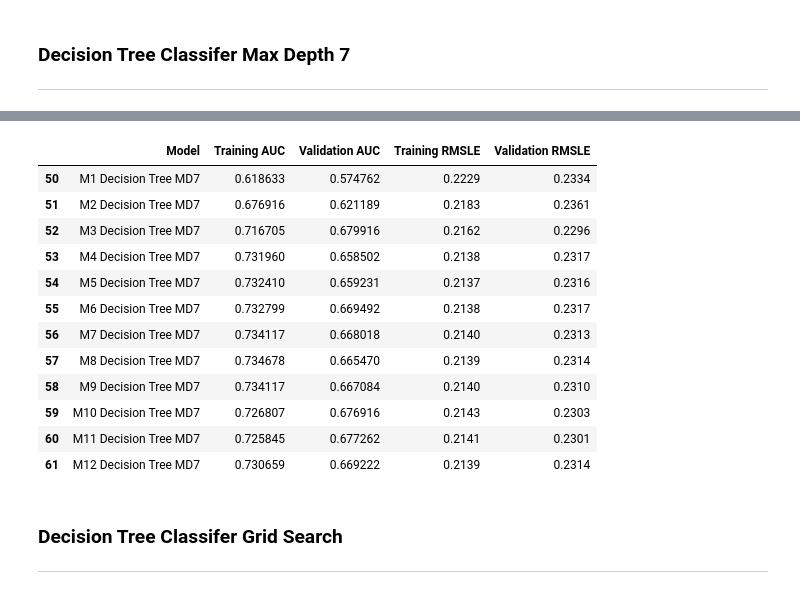
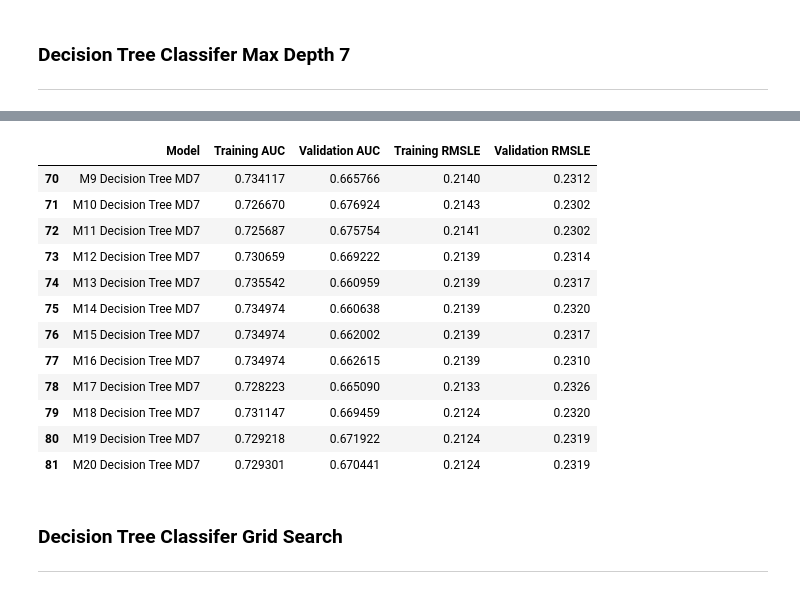
Before and after one commit to Iandrewburg/Data_Science, a Jupyter notebook: Data_Science_2/Assignments/Take_Home_Final/brandenburg_kaggle.ipynb, the cells around one changed output, grey strips where cells are left out. Drawn from its saved outputs; the diff is of its cells as text; code cells hidden in the pictures.

Commit message:
added more fe and variable groups

```diff
--- a/Data_Science_2/Assignments/Take_Home_Final/brandenburg_kaggle.ipynb
+++ b/Data_Science_2/Assignments/Take_Home_Final/brandenburg_kaggle.ipynb
@@ -247,16 +248,17 @@ keyword_performance = ['kw_min_min',
 self_reference_metrics = ['self_reference_min_shares',
                           'self_reference_max_shares',
                           'self_reference_avg_sharess']
-publication_timing = ['weekday_is_monday',
-                      'weekday_is_tuesday',
+
+# dropped 'weekday_is_monday' and 'is_weekend'
+publication_timing = ['weekday_is_tuesday',
                       'weekday_is_wednesday',
                       'weekday_is_thursday',
                       'weekday_is_friday',
                       'weekday_is_saturday',
-                      'weekday_is_sunday',
-                      'is_weekend']
-content_topic_and_sentiment = ['data_channel_is_lifestyle',
-                               'data_channel_is_entertainment',
+                      'weekday_is_sunday']
+
+# dropped 'data_channel_is_lifestyle'
+content_topic_and_sentiment = ['data_channel_is_entertainment',
                                'data_channel_is_bus',
                                'data_channel_is_socmed',
                                'data_channel_is_tech',
@@ -278,5 +280,21 @@ title_sentiment = ['title_subjectivity',
                    'title_sentiment_polarity',
                    'abs_title_subjectivity',
                    'abs_title_sentiment_polarity']
+# %%
+def square_features(variables, df):
+    sqaured_features = []
+    for var in variables:
+        feature_name = f'{var}_squared'
+        df[feature_name] = df[var] ** 2
+        sqaured_features.append(feature_name)
+    return sqaured_features
+
+def interact_features(variables, df):
+    interacted_features = []
+    for (var1, var2) in combinations(variables, 2):
+        feature_name = f'{var1}_{var2}_interaction'
+        df[feature_name] = df[var1] * df[var2]
+        interacted_features.append(feature_name)
+    return interacted_features
 # %%
 ##################SQUARED TERMS###################
@@ -375,11 +369,9 @@ perm_importance_variables = ['n_tokens_title',
                              'self_reference_min_shares',
                              'self_reference_max_shares',
                              'self_reference_avg_sharess',
-                             'weekday_is_monday',
                              'weekday_is_thursday',
                              'weekday_is_friday',
                              'weekday_is_sunday',
-                             'is_weekend',
                              'data_channel_is_entertainment',
                              'data_channel_is_bus',
                              'data_channel_is_socmed',
@@ -432,7 +424,15 @@ models = {
     'M9': basic_text_features + content_properties + keyword_performance + self_reference_metrics + publication_timing + content_topic_and_sentiment + title_sentiment + sqrd_title_sentiment + sqrd_basic_text_features,
     'M10': basic_text_features + content_properties + keyword_performance + self_reference_metrics + publication_timing + content_topic_and_sentiment + title_sentiment + sqrd_title_sentiment + sqrd_basic_text_features + interaction_basic_text_features,
     'M11': basic_text_features + content_properties + keyword_performance + self_reference_metrics + publication_timing + content_topic_and_sentiment + title_sentiment + sqrd_title_sentiment + sqrd_basic_text_features + interaction_basic_text_features + interaction_title_sentiment_features,
-    'M12': perm_importance_variables
+    'M12': perm_importance_variables,
+    'M13': basic_text_features + content_properties + keyword_performance + self_reference_metrics + publication_timing + content_topic_and_sentiment + title_sentiment + sqrd_content_properties + sqrd_keyword_performance,
+    'M14': basic_text_features + content_properties + keyword_performance + self_reference_metrics + publication_timing + content_topic_and_sentiment + title_sentiment + sqrd_title_sentiment + sqrd_basic_text_features + sqrd_content_properties,
+    'M15': basic_text_features + content_properties + keyword_performance + self_reference_metrics + publication_timing + content_topic_and_sentiment + title_sentiment + sqrd_title_sentiment + sqrd_basic_text_features + sqrd_content_properties + sqrd_keyword_performance,
+    'M16': basic_text_features + content_properties + keyword_performance + self_reference_metrics + publication_timing + content_topic_and_sentiment + title_sentiment + sqrd_title_sentiment + sqrd_basic_text_features + sqrd_content_properties + sqrd_keyword_performance + sqrd_self_reference_metrics,
+    'M17': basic_text_features + content_properties + keyword_performance + self_reference_metrics + publication_timing + content_topic_and_sentiment + title_sentiment + interaction_content_properties,
+    'M18': basic_text_features + content_properties + keyword_performance + self_reference_metrics + publication_timing + content_topic_and_sentiment + title_sentiment + interaction_content_properties + interaction_keyword_performance,
+    'M19': basic_text_features + content_properties + keyword_performance + self_reference_metrics + publication_timing + content_topic_and_sentiment + title_sentiment + interaction_content_properties + interaction_keyword_performance + interaction_self_reference_metrics,
+    'M20': basic_text_features + content_properties + keyword_performance + self_reference_metrics + publication_timing + content_topic_and_sentiment + title_sentiment + interaction_content_properties + interaction_keyword_performance + interaction_self_reference_metrics + sqrd_title_sentiment + sqrd_basic_text_features + sqrd_content_properties + sqrd_keyword_performance + sqrd_self_reference_metrics,
 }
 # %%
 # Split 'train_data' into training and validation sets
@@ -873,5 +912,5 @@ for group_name, features in models.items():
     end_time = time.time()  # End timer
     print(f"Completed {group_name} in {end_time - start_time:.2f} seconds")
 
-results_df.tail(12)
+results_df.tail(20)
 # %% [output]
@@ -890,16 +937,16 @@ Completed M12 in 0.53 seconds
 |  | Model | Training AUC | Validation AUC | Training RMSLE | Validation RMSLE |
-| 50 | M1 Decision Tree MD7 | 0.618633 | 0.574762 | 0.2229 | 0.2334 |
-| 51 | M2 Decision Tree MD7 | 0.676916 | 0.621189 | 0.2183 | 0.2361 |
-| 52 | M3 Decision Tree MD7 | 0.716705 | 0.679916 | 0.2162 | 0.2296 |
-| 53 | M4 Decision Tree MD7 | 0.731960 | 0.658502 | 0.2138 | 0.2317 |
-| 54 | M5 Decision Tree MD7 | 0.732410 | 0.659231 | 0.2137 | 0.2316 |
-| 55 | M6 Decision Tree MD7 | 0.732799 | 0.669492 | 0.2138 | 0.2317 |
-| 56 | M7 Decision Tree MD7 | 0.734117 | 0.668018 | 0.2140 | 0.2313 |
-| 57 | M8 Decision Tree MD7 | 0.734678 | 0.665470 | 0.2139 | 0.2314 |
-| 58 | M9 Decision Tree MD7 | 0.734117 | 0.667084 | 0.2140 | 0.2310 |
-| 59 | M10 Decision Tree MD7 | 0.726807 | 0.676916 | 0.2143 | 0.2303 |
-| 60 | M11 Decision Tree MD7 | 0.725845 | 0.677262 | 0.2141 | 0.2301 |
-| 61 | M12 Decision Tree MD7 | 0.730659 | 0.669222 | 0.2139 | 0.2314 |
+| 70 | M9 Decision Tree MD7 | 0.734117 | 0.665766 | 0.2140 | 0.2312 |
+| 71 | M10 Decision Tree MD7 | 0.726670 | 0.676924 | 0.2143 | 0.2302 |
+| 72 | M11 Decision Tree MD7 | 0.725687 | 0.675754 | 0.2141 | 0.2302 |
+| 73 | M12 Decision Tree MD7 | 0.730659 | 0.669222 | 0.2139 | 0.2314 |
+| 74 | M13 Decision Tree MD7 | 0.735542 | 0.660959 | 0.2139 | 0.2317 |
+| 75 | M14 Decision Tree MD7 | 0.734974 | 0.660638 | 0.2139 | 0.2320 |
+| 76 | M15 Decision Tree MD7 | 0.734974 | 0.662002 | 0.2139 | 0.2317 |
+| 77 | M16 Decision Tree MD7 | 0.734974 | 0.662615 | 0.2139 | 0.2310 |
+| 78 | M17 Decision Tree MD7 | 0.728223 | 0.665090 | 0.2133 | 0.2326 |
+| 79 | M18 Decision Tree MD7 | 0.731147 | 0.669459 | 0.2124 | 0.2320 |
+| 80 | M19 Decision Tree MD7 | 0.729218 | 0.671922 | 0.2124 | 0.2319 |
+| 81 | M20 Decision Tree MD7 | 0.729301 | 0.670441 | 0.2124 | 0.2319 |
 # %% [markdown]
 ### Decision Tree Classifer Grid Search
 ---
```
Also changed, not shown: parts of 44 cells of this notebook, 21 other files.
